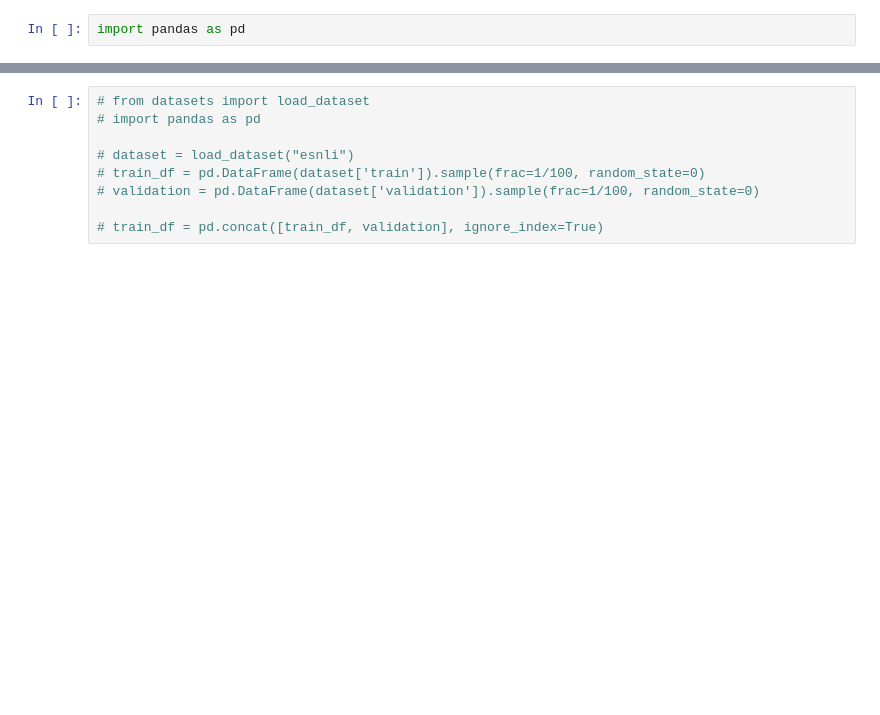
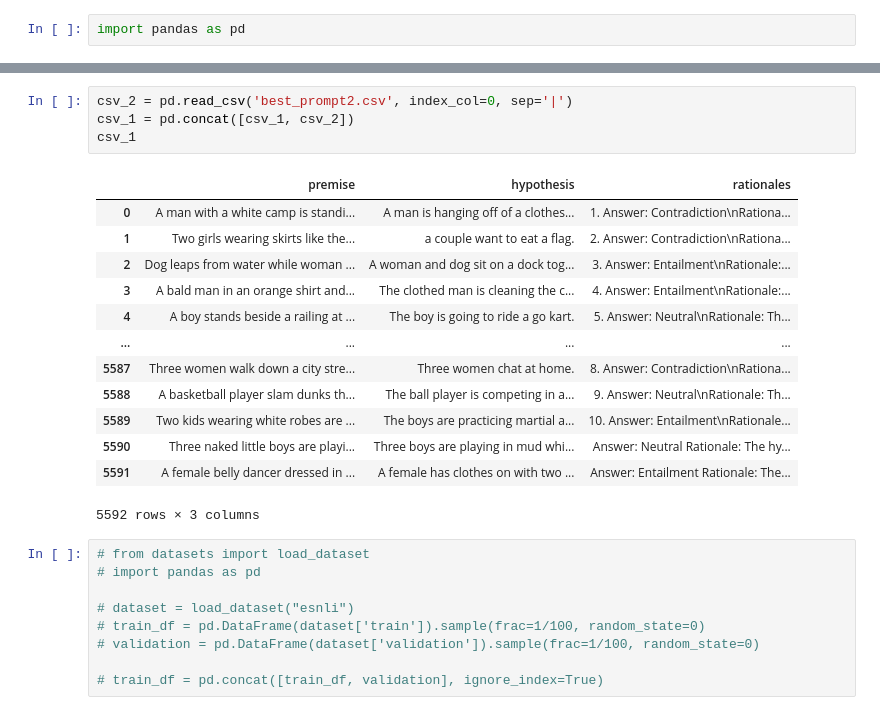
Before and after one commit to huypham1103/distilling-step-by-step, a Jupyter notebook: [API] dataset/handle.ipynb, the cells around one changed output, grey strips where cells are left out. Saved outputs shown, nothing was run; the diff lists cells and outputs as text; blank space fills up the shorter version.

```diff
--- a/[API] dataset/handle.ipynb
+++ b/[API] dataset/handle.ipynb
@@ -22,3 +5,21 @@ csv_1
+# %%
+csv_2 = pd.read_csv('best_prompt2.csv', index_col=0, sep='|')
+csv_1 = pd.concat([csv_1, csv_2])
+csv_1
+# %% [output]
+|  | premise | hypothesis | rationales |
+| 0 | A man with a white camp is standi... | A man is hanging off of a clothes... | 1. Answer: Contradiction\nRationa... |
+| 1 | Two girls wearing skirts like the... | a couple want to eat a flag. | 2. Answer: Contradiction\nRationa... |
+| 2 | Dog leaps from water while woman ... | A woman and dog sit on a dock tog... | 3. Answer: Entailment\nRationale:... |
+| 3 | A bald man in an orange shirt and... | The clothed man is cleaning the c... | 4. Answer: Entailment\nRationale:... |
+| 4 | A boy stands beside a railing at ... | The boy is going to ride a go kart. | 5. Answer: Neutral\nRationale: Th... |
+| ... | ... | ... | ... |
+| 5587 | Three women walk down a city stre... | Three women chat at home. | 8. Answer: Contradiction\nRationa... |
+| 5588 | A basketball player slam dunks th... | The ball player is competing in a... | 9. Answer: Neutral\nRationale: Th... |
+| 5589 | Two kids wearing white robes are ... | The boys are practicing martial a... | 10. Answer: Entailment\nRationale... |
+| 5590 | Three naked little boys are playi... | Three boys are playing in mud whi... | Answer: Neutral Rationale: The hy... |
+| 5591 | A female belly dancer dressed in ... | A female has clothes on with two ... | Answer: Entailment Rationale: The... |
+5592 rows × 3 columns
 # %%
 # from datasets import load_dataset
 # import pandas as pd
```
Also changed, not shown: parts of 12 cells of this notebook, 4 other files.
